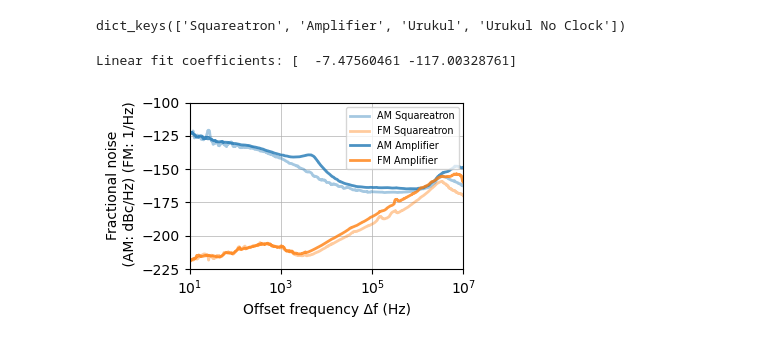
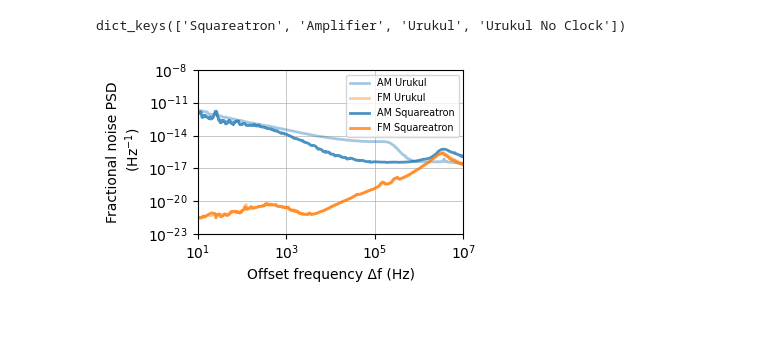
Before and after one commit to DonovanWebb/thesis, a Jupyter notebook: figures/make_figure/ch3/rf/resonator_H/resonator_H.ipynb, the cells around one changed output. Cells and saved outputs as stored; diff of their text form; code cells hidden in the pictures.

```diff
--- a/figures/make_figure/ch3/rf/resonator_H/resonator_H.ipynb
+++ b/figures/make_figure/ch3/rf/resonator_H/resonator_H.ipynb
@@ -230,7 +245,7 @@ Upper -3 dB frequency: 3.70696e+07 Hz
 [figure]
 [figure]
 # %%
-f0, offsets, am_in, pn_in, am_out, pn_out, g_aa, g_pa = get_noise(0.0, Cval, Lval, Rsval, RLval, CLval)
+f0, offsets, am_in, pn_in, am_out, pn_out, g_aa, g_pa, g_ap = get_noise(0.0, Cval, Lval, Rsval, RLval, CLval)
 
 # Also show individual contributions
 H0 = H_jw(f0, Cval, Lval, Rsval, RLval, CLval)
@@ -281,7 +296,7 @@ detunings = np.logspace(0, 6, 100)  # detuning from 1 Hz to 1 MHz
 conv_freq = 10e4  # 10 kHz, frequency at which to evaluate conversion
 g_pa_values = []
 for detuning in detunings:
-    _, offsets, _, _, _, _, _, g_pa_ = get_noise(detuning, Cval, Lval, Rsval, RLval, CLval)
+    _, offsets, _, _, _, _, _, g_pa_, _ = get_noise(detuning, Cval, Lval, Rsval, RLval, CLval)
     g_pa_values.append(np.abs(g_pa_[np.argmin(np.abs(offsets - conv_freq))]))  # get g_pa at conv_freq
 
 plt.figure(figsize=(4, 2.6))
@@ -397,9 +412,9 @@ dict_keys(['Squareatron', 'Amplifier', 'Urukul', 'Urukul No Clock'])
 
 plot_keys = [
     # "Urukul No Clock",
-    #"Urukul",
+    "Urukul",
     "Squareatron",
-    "Amplifier"
+    # "Amplifier"
 ]
 trace_str = "Trace 4"  # AM noise trace
 trace_str = "Trace 3"  # AM noise trace (smooth)
@@ -407,56 +422,52 @@ trace_str = "Trace 2"  # PM noise trace
 trace_str = "Trace 1"  # PM noise trace (smooth)
 plt.figure(figsize=(4, 2.5))
 idx = 0
 for key in plot_keys:
     frequencies = data[key][trace_str]["frequencies"]
-    powers = data[key]["Trace 3"]["powers"]
-    phase = data[key]["Trace 1"]["powers"]
-    if len(frequencies) > len(powers):
-        frequencies = frequencies[: len(powers)]
-        phase = phase[: len(powers)]
+    L_a = data[key]["Trace 3"]["powers"]
+    L_phi = data[key]["Trace 1"]["powers"]
+    if len(frequencies) > len(L_a):
+        frequencies = frequencies[: len(L_a)]
+        L_phi = L_phi[: len(L_a)]
+
+    # Convert to frequency noise for FM plot
+    L_f = phase_to_freq_noise(np.array(L_phi), np.array(frequencies), carrier_hz=f0)
+
+    # Convert SSB to fractional PSD
+    S_a = SSB_to_fracPSD(L_a)
+    S_f = SSB_to_fracPSD(L_f)
     plt.plot(
         frequencies,
-        powers,
+        S_a,
         label=f"AM {key}",
         alpha=0.4 if idx == 0 else 0.8,
         lw=2,
         color="C0",
     )
-    freq_noise = phase_to_freq_noise(np.array(phase), np.array(frequencies), carrier_hz=f0)
     plt.plot(
         frequencies,
-        freq_noise,
+        S_f,
         label=f"FM {key}",
         alpha=0.4 if idx == 0 else 0.8,
         lw=2,
         color="C1",
     )
     idx +=1
 plt.xscale("log")
+plt.yscale("log")
 plt.xlabel("Offset frequency Δf (Hz)")
-plt.ylabel("Fractional noise\n (AM: dBc/Hz) (FM: 1/Hz)")
+plt.ylabel("Fractional noise PSD\n ($\\mathrm{Hz}^{-1}$)")
 plt.grid(True, which="major", lw=0.5)
 plt.xlim(1e1, 1e7)
-plt.ylim(-225, -100)
-
+plt.ylim(10**(-23), 10**(-8))
 # plt.show()
 
-lin_fit = np.polyfit(np.log10(frequencies), powers, 1)
-print(f"Linear fit coefficients: {lin_fit}")
-
-# plt.plot(
-#     frequencies,
-#     lin_fit[0] * np.log10(frequencies) + lin_fit[1],
-#     label=f"Power law fit (slope: {lin_fit[0]:.2f})",
-#     linestyle="--",
-# )
 
 plt.legend(fontsize="x-small")
-path = "../../../pdf_figure/ch2/amplifier_noise.pdf"
+path = "../../../../pdf_figure/ch3/squareatron_noise.pdf"
 plt.tight_layout()
-# plt.savefig(path)
+plt.savefig(path)
 # %% [output]
-Linear fit coefficients: [  -7.47560461 -117.00328761]
-[figure, old version]
+[figure, new version]
 # %%
 # Output AM noise from both sources
```
Also changed, not shown: parts of 3 cells of this notebook, 14 other files.
